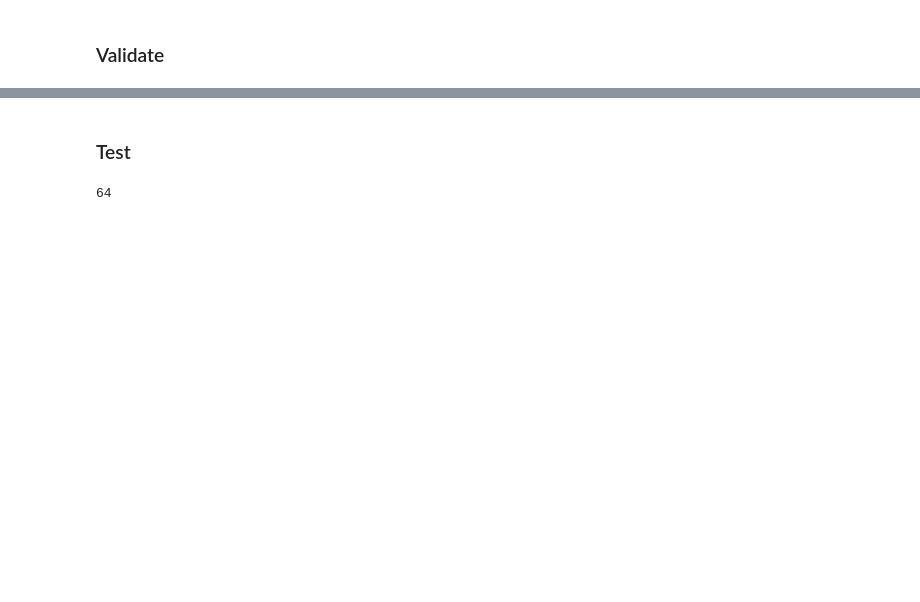
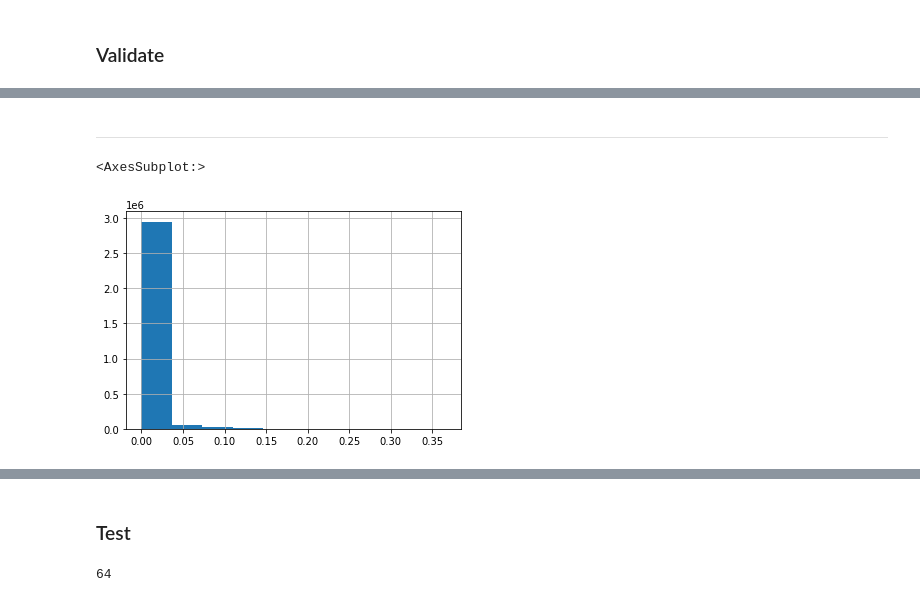
Before and after one commit to Wp-Zhang/H-M-Fashion-RecSys, a Jupyter notebook: notebooks/HM-Rec.ipynb, the cells around one changed output, grey strips where cells are left out. Saved outputs shown, nothing was run; the diff lists cells and outputs as text; code cells hidden in the pictures; blank space fills up the shorter version.

```diff
--- a/notebooks/HM-Rec.ipynb
+++ b/notebooks/HM-Rec.ipynb
@@ -596,0 +672,2 @@ map_at_k(label["article_id"], label["prediction"], k=12)
+# %% [markdown]
+---
@@ -596,0 +676,8 @@ map_at_k(label["article_id"], label["prediction"], k=12)
+# %%
+nn_pred_lgb = pd.read_csv(data_dir/"external"/"nn_valid.csv")
+nn_pred_lgb.rename(columns={'prob':'nn_prob','article_id':'prediction'}, inplace=True)
+# %%
+(nn_pred_lgb['nn_prob'] * 2).hist()
+# %% [output]
+<AxesSubplot:>
+[figure, added]
```
Also changed, not shown: parts of 35 cells of this notebook.
